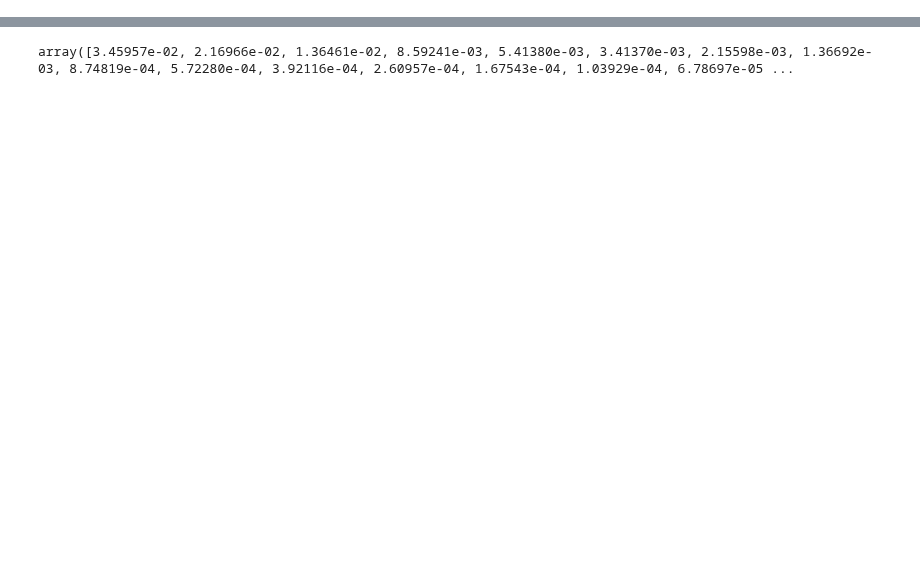
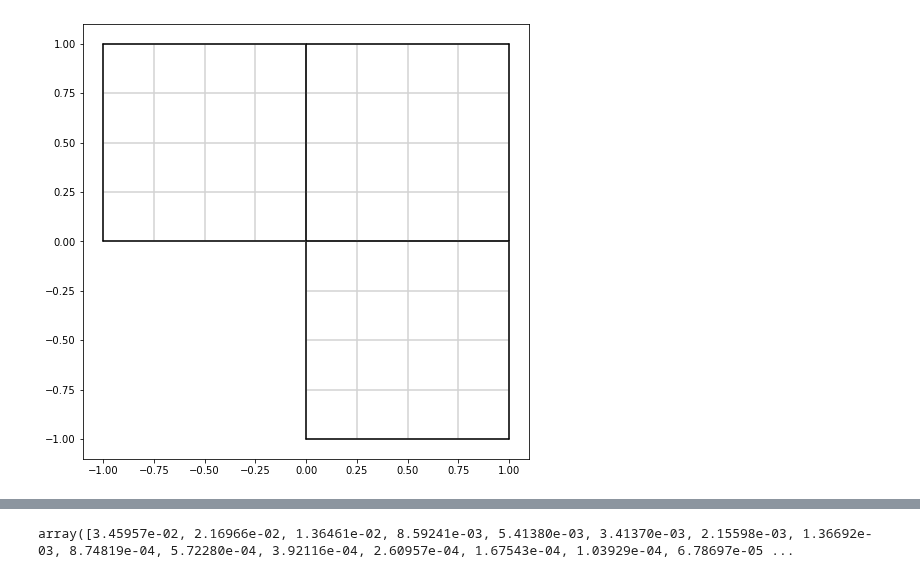
Before and after one commit to c-f-h/pyiga, a Jupyter notebook: notebooks/Test.ipynb, the cells around one changed output, grey strips where cells are left out. Saved outputs shown, nothing was run; the diff lists cells and outputs as text; code cells hidden in the pictures; blank space fills up the shorter version.

```diff
--- a/notebooks/Test.ipynb
+++ b/notebooks/Test.ipynb
@@ -852,3 +871,9 @@ def Lshape(deg, N):
+# %%
+M = Lshape(2,4)
+# %%
+M.draw()
+# %% [output]
+[figure, added]
 # %%
 def cart2pol(x, y):
     r = np.sqrt(x**2 + y**2)
```
Also changed, not shown: parts of 26 cells of this notebook.
